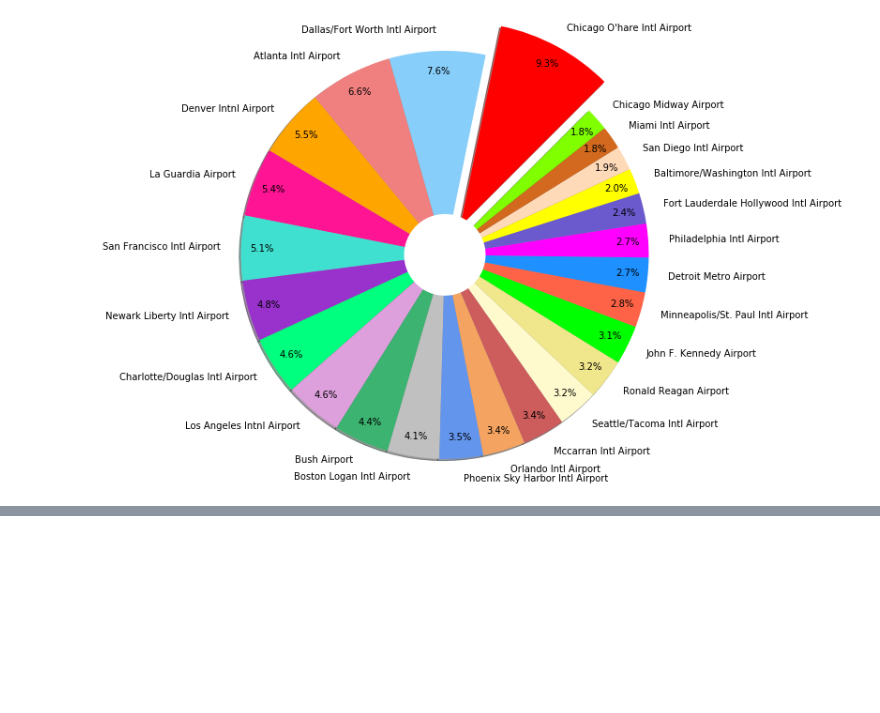
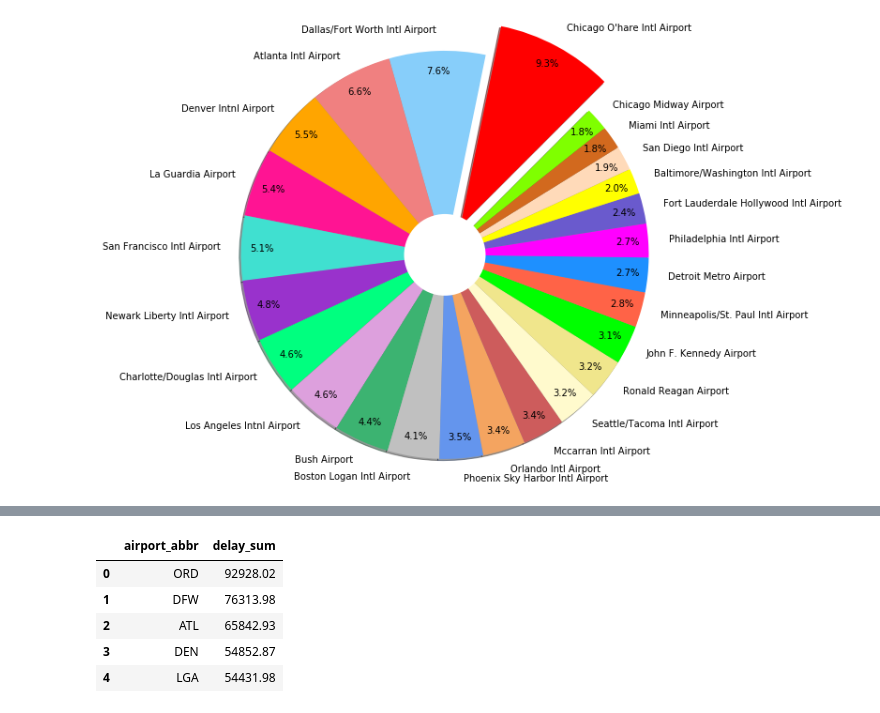
Before and after one commit to bishdj22/Project-1-FlightAnalysis, a Jupyter notebook: Project1_FlightDataAnalysis_Final.ipynb, the cells around one changed output, grey strips where cells are left out. Cells and saved outputs as stored; diff of their text form; code cells hidden in the pictures; blank space fills up the shorter version.

```diff
--- a/Project1_FlightDataAnalysis_Final.ipynb
+++ b/Project1_FlightDataAnalysis_Final.ipynb
@@ -282,0 +313,10 @@ plt.savefig("Charts_final/TopAirport_Delay%_.png")
+# %%
+Topdelay_df = df.nlargest(25, 'delay_sum')
+Topdelay_df.reset_index(drop=True).head()
+# %% [output]
+|  | airport_abbr | delay_sum |
+| 0 | ORD | 92928.02 |
+| 1 | DFW | 76313.98 |
+| 2 | ATL | 65842.93 |
+| 3 | DEN | 54852.87 |
+| 4 | LGA | 54431.98 |
```
Also changed, not shown: parts of 7 cells of this notebook, 2 other files.
